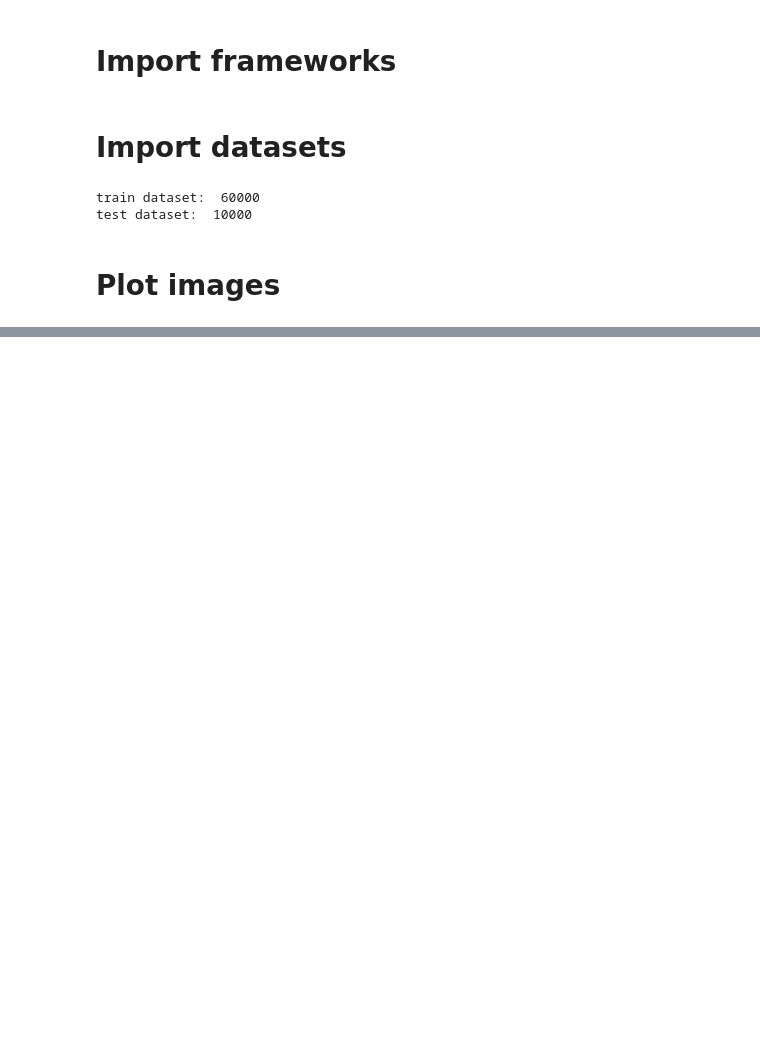
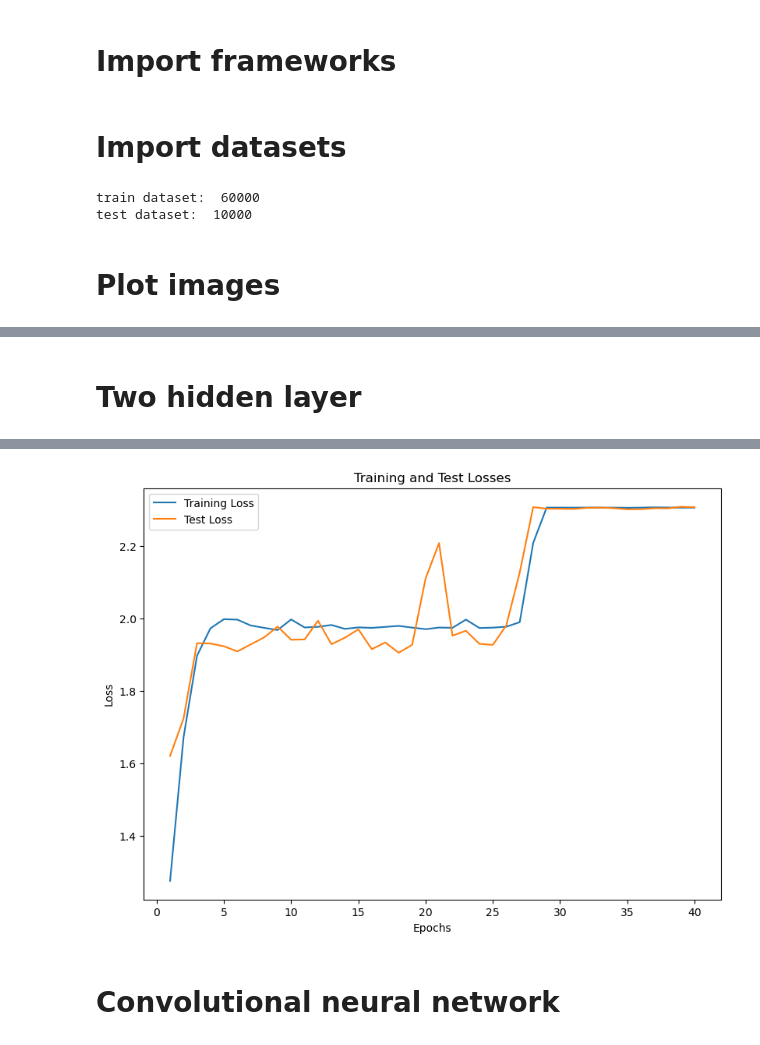
Before and after one commit to olabratt/DIT407, a Jupyter notebook: Assignment6/ola/assignment6.ipynb, the cells around one changed output, grey strips where cells are left out. Saved outputs shown, nothing was run; the diff lists cells and outputs as text; code cells hidden in the pictures; blank space fills up the shorter version.

```diff
--- a/Assignment6/ola/assignment6.ipynb
+++ b/Assignment6/ola/assignment6.ipynb
@@ -127,0 +163,16 @@ Accuracy of the network on the 10000 test images: 97.45 %
+# %% [markdown]
+<h1>Two hidden layer</h1>
+# %%
+input_size = 28 * 28
+hidden_sizes = [500, 300]
+output_size = 10
+weight_decay = 0.01
+model = NeuralNet(input_size, hidden_sizes, output_size)
+
+learning_rate = 0.1
+optimizer = optim.SGD(model.parameters(), lr=learning_rate, weight_decay=weight_decay)
+num_epochs = 40
+criterion = nn.CrossEntropyLoss()
+
+train(model, criterion, optimizer, train_loader, test_loader, num_epochs, "two_hidden_layer")
+# %% [output]
@@ -127,0 +196,3 @@ Accuracy of the network on the 10000 test images: 97.45 %
+[figure, added]
+# %% [markdown]
+<h1>Convolutional neural network</h1>
```
Also changed, not shown: parts of 15 cells of this notebook, 4 other files.
